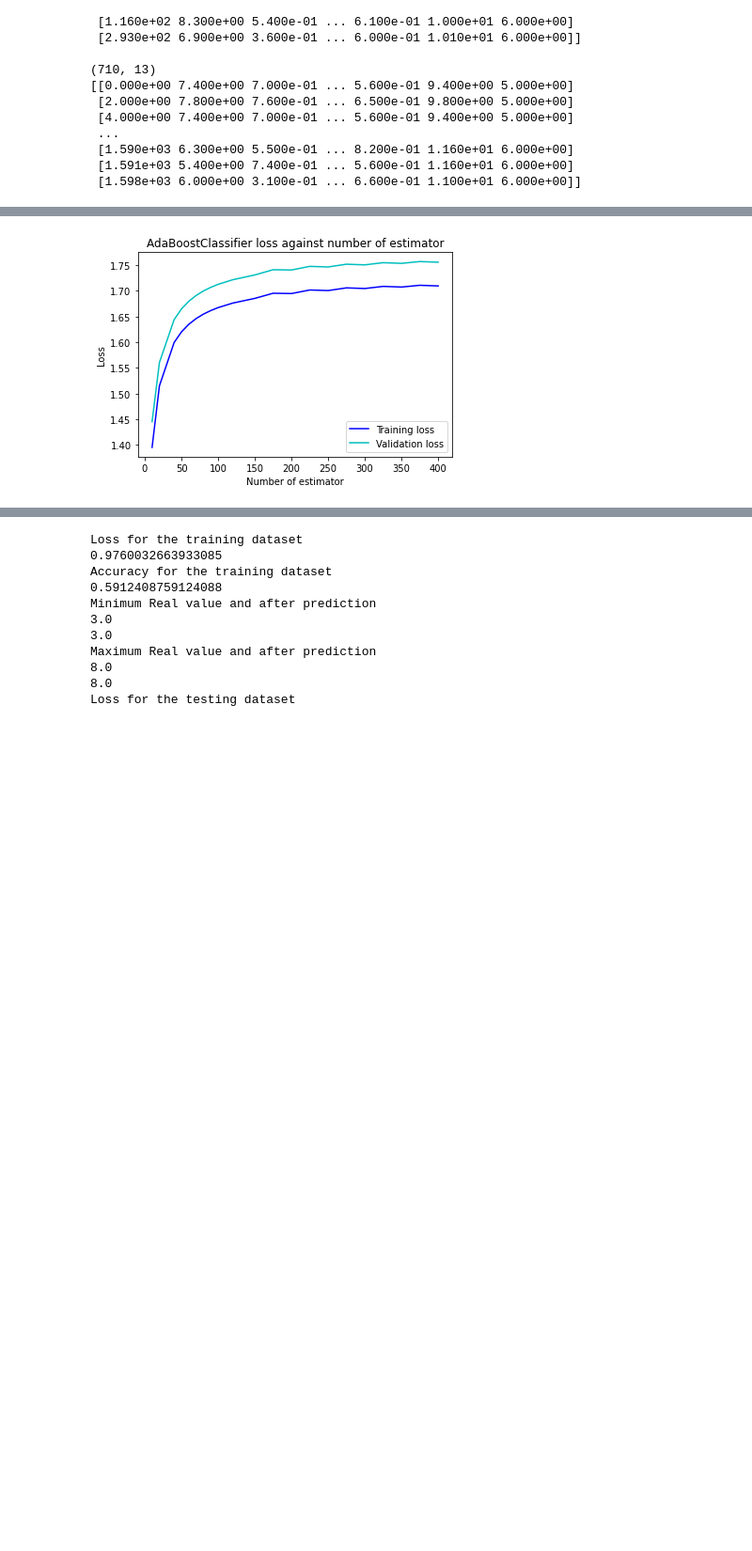
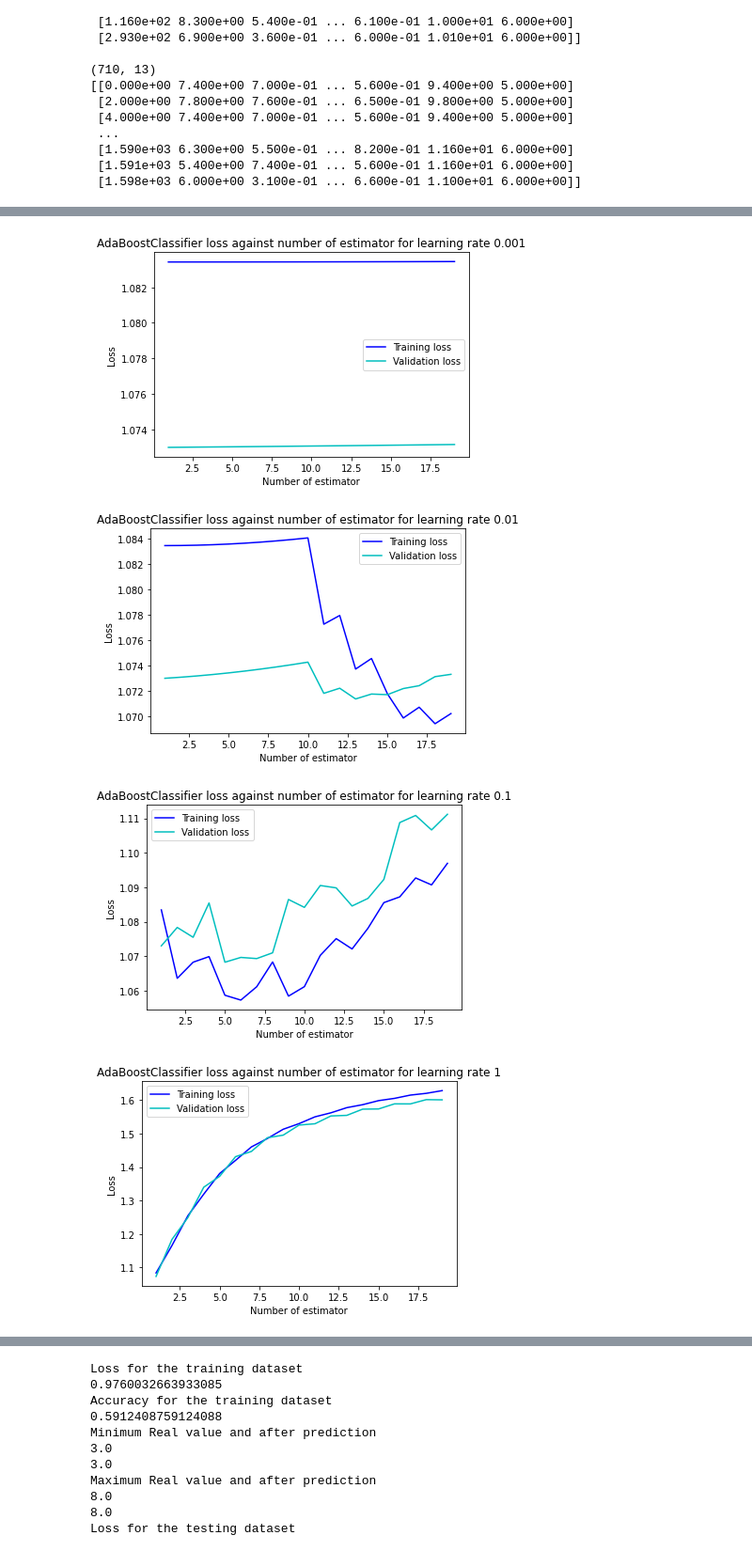
Before and after one commit to kamuma03/Ml-Project, a Jupyter notebook: Project_ML.ipynb, the cells around one changed output, grey strips where cells are left out. Shown at 94% size. Cells and saved outputs as stored; diff of their text form; code cells hidden in the pictures; blank space fills up the shorter version.

```diff
--- a/Project_ML.ipynb
+++ b/Project_ML.ipynb
@@ -190,6 +200,6 @@ for j in range_max_sample:
 # %%
 # test the model model with the depth chosen from above experiment
-classificationTree = RandomForestClassifier(n_estimators=50, max_depth=2, max_samples=175)
+classificationTree = RandomForestClassifier(n_estimators=75, max_depth=16, max_samples=175)
 
 classificationTree.fit(X_train, Y_train)
 Z_train = classificationTree.predict(X_train)
@@ -245,45 +255,52 @@ Maximum Real value and after prediction
 # %%
 #training of the AdaBoostClassifier
-from sklearn.ensemble import  AdaBoostClassifier
 
 train_data_div, val_data = train_test_split(train_data, test_size=0.25, shuffle=True)
 
 X_train = train_data_div[:,:-1]
 Y_train = train_data_div[:, 12]
 X_val = val_data[:,:-1]
 Y_val = val_data[:, 12]
 
 X_test = test_data[:,:-1]
 Y_test = test_data[:, 12]
 
-range_n_estimator = [10, 20, 40, 50, 60, 70, 80, 90, 100, 120, 150, 175, 200, 225, 250, 275, 300, 325, 350, 375, 400]
+#range_n_estimator = [10, 20, 40, 50, 60, 70, 80, 90, 100, 120, 150, 175, 200, 225, 250, 275, 300, 325, 350, 375, 400]
+range_n_estimator = list(range(1, 20))
+range_learning_rate = [0.001, 0.01, 0.1, 1]
 
-train_loss =[]
-val_loss = []
-for i in range_n_estimator:
-    classificationTree = AdaBoostClassifier(n_estimators=i)
 
-    classificationTree.fit(X_train, Y_train)
-    #Z_train = classificationTree.predict(X_train)
-    Z_train_loss = classificationTree.predict_proba(X_train)
-    loss_train = log_loss(Y_train, Z_train_loss)
-    train_loss.append(loss_train)
+for j in range_learning_rate:
+    train_loss =[]
+    val_loss = []
 
-    #Z_val = classificationTree.predict(X_val)
-    Z_val_loss = classificationTree.predict_proba(X_val)
-    loss_val = log_loss(Y_val, Z_val_loss)
-    val_loss.append(loss_val)
+    for i in range_n_estimator:
+        classificationTree = AdaBoostClassifier(n_estimators=i, learning_rate = j)
 
-title = 'AdaBoostClassifier loss against number of estimator'
+        classificationTree.fit(X_train, Y_train)
+        #Z_train = classificationTree.predict(X_train)
+        Z_train_loss = classificationTree.predict_proba(X_train)
+        loss_train = log_loss(Y_train, Z_train_loss)
+        train_loss.append(loss_train)
 
-plt.title(title)
-plt.plot(range_n_estimator, train_loss,   c='b', label='Training loss')
-plt.plot(range_n_estimator, val_loss,  c='c', label='Validation loss')
-plt.xlabel('Number of estimator')
-plt.ylabel('Loss')
-plt.legend()
-plt.show()
+        #Z_val = classificationTree.predict(X_val)
+        Z_val_loss = classificationTree.predict_proba(X_val)
+        loss_val = log_loss(Y_val, Z_val_loss)
+        val_loss.append(loss_val)
+
+    title = 'AdaBoostClassifier loss against number of estimator for learning rate ' + str(j)
+
+    plt.title(title)
+    plt.plot(range_n_estimator, train_loss,   c='b', label='Training loss')
+    plt.plot(range_n_estimator, val_loss,  c='c', label='Validation loss')
+    plt.xlabel('Number of estimator')
+    plt.ylabel('Loss')
+    plt.legend()
+    plt.show()
 # %% [output]
-[figure, old version]
+[figure, new version]
+[figure, added]
+[figure, added]
+[figure, added]
 # %%
 # test the model model with the depth chosen from above experiment
```
Also changed, not shown: parts of 13 cells of this notebook.
